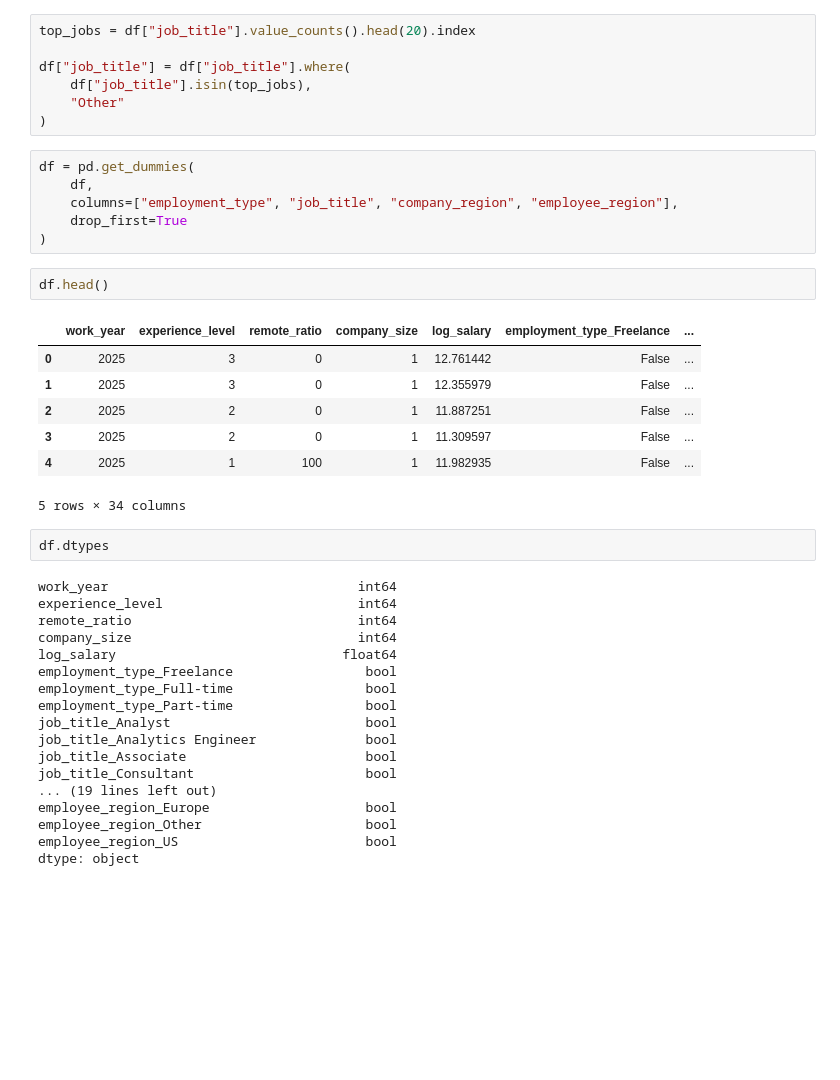
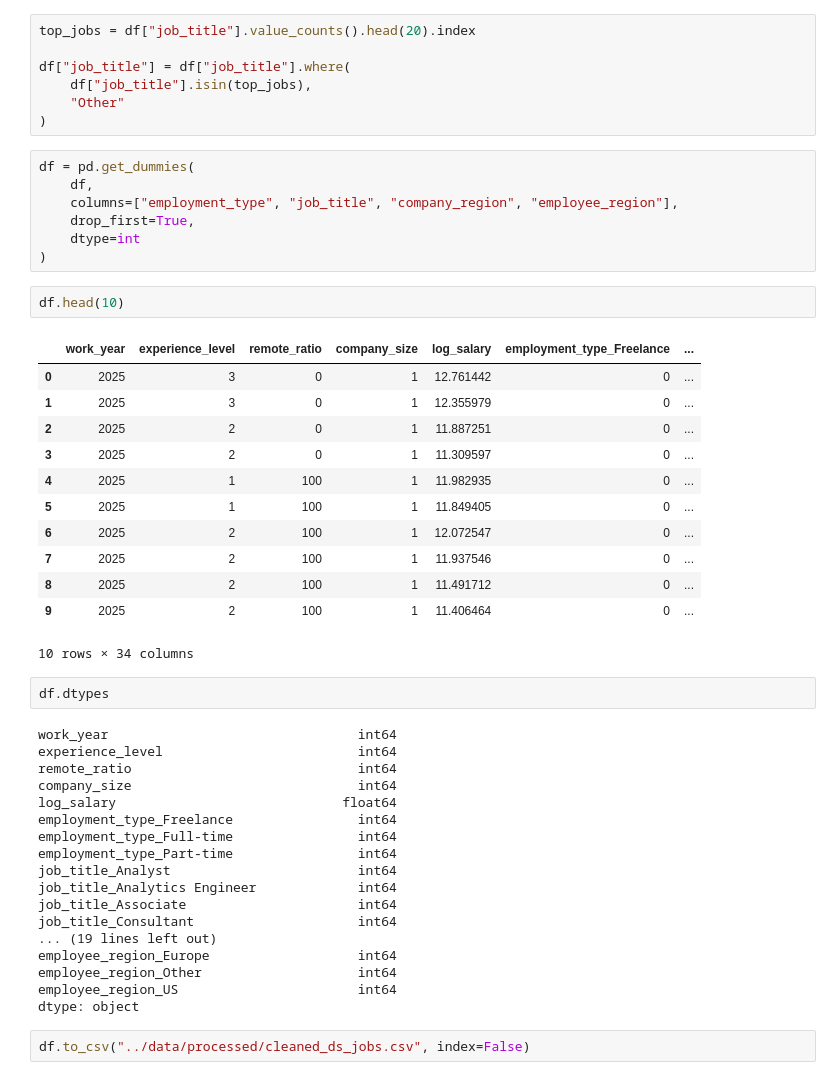
Before and after one commit to DhruvMangal007/ds-salary-trends-analysis, a Jupyter notebook: notebooks/03_feature_engineering.ipynb, the cells around one changed output. Drawn from its saved outputs; the diff is of its cells as text; blank space fills up the shorter version.

```diff
--- a/notebooks/03_feature_engineering.ipynb
+++ b/notebooks/03_feature_engineering.ipynb
@@ -153,18 +160,24 @@ df["job_title"] = df["job_title"].where(
 df = pd.get_dummies(
     df,
     columns=["employment_type", "job_title", "company_region", "employee_region"],
-    drop_first=True
+    drop_first=True,
+    dtype=int
 )
 # %%
-df.head()
+df.head(10)
 # %% [output]
 |  | work_year | experience_level | remote_ratio | company_size | log_salary | employment_type_Freelance | ... |
-| 0 | 2025 | 3 | 0 | 1 | 12.761442 | False | ... |
-| 1 | 2025 | 3 | 0 | 1 | 12.355979 | False | ... |
-| 2 | 2025 | 2 | 0 | 1 | 11.887251 | False | ... |
-| 3 | 2025 | 2 | 0 | 1 | 11.309597 | False | ... |
-| 4 | 2025 | 1 | 100 | 1 | 11.982935 | False | ... |
+| 0 | 2025 | 3 | 0 | 1 | 12.761442 | 0 | ... |
+| 1 | 2025 | 3 | 0 | 1 | 12.355979 | 0 | ... |
+| 2 | 2025 | 2 | 0 | 1 | 11.887251 | 0 | ... |
+| 3 | 2025 | 2 | 0 | 1 | 11.309597 | 0 | ... |
+| 4 | 2025 | 1 | 100 | 1 | 11.982935 | 0 | ... |
+| 5 | 2025 | 1 | 100 | 1 | 11.849405 | 0 | ... |
+| 6 | 2025 | 2 | 100 | 1 | 12.072547 | 0 | ... |
+| 7 | 2025 | 2 | 100 | 1 | 11.937546 | 0 | ... |
+| 8 | 2025 | 2 | 100 | 1 | 11.491712 | 0 | ... |
+| 9 | 2025 | 2 | 100 | 1 | 11.406464 | 0 | ... |
-5 rows × 34 columns
+10 rows × 34 columns
 # %%
 df.dtypes
 # %% [output]
@@ -173,15 +186,17 @@ experience_level                         int64
 remote_ratio                             int64
 company_size                             int64
 log_salary                             float64
-employment_type_Freelance                 bool
-employment_type_Full-time                 bool
-employment_type_Part-time                 bool
-job_title_Analyst                         bool
-job_title_Analytics Engineer              bool
-job_title_Associate                       bool
-job_title_Consultant                      bool
+employment_type_Freelance                int64
+employment_type_Full-time                int64
+employment_type_Part-time                int64
+job_title_Analyst                        int64
+job_title_Analytics Engineer             int64
+job_title_Associate                      int64
+job_title_Consultant                     int64
 ... (19 lines left out)
-employee_region_Europe                    bool
-employee_region_Other                     bool
-employee_region_US                        bool
+employee_region_Europe                   int64
+employee_region_Other                    int64
+employee_region_US                       int64
 dtype: object
+# %%
+df.to_csv("../data/processed/cleaned_ds_jobs.csv", index=False)
```
Also changed, not shown: parts of 3 cells of this notebook, 3 other files.
